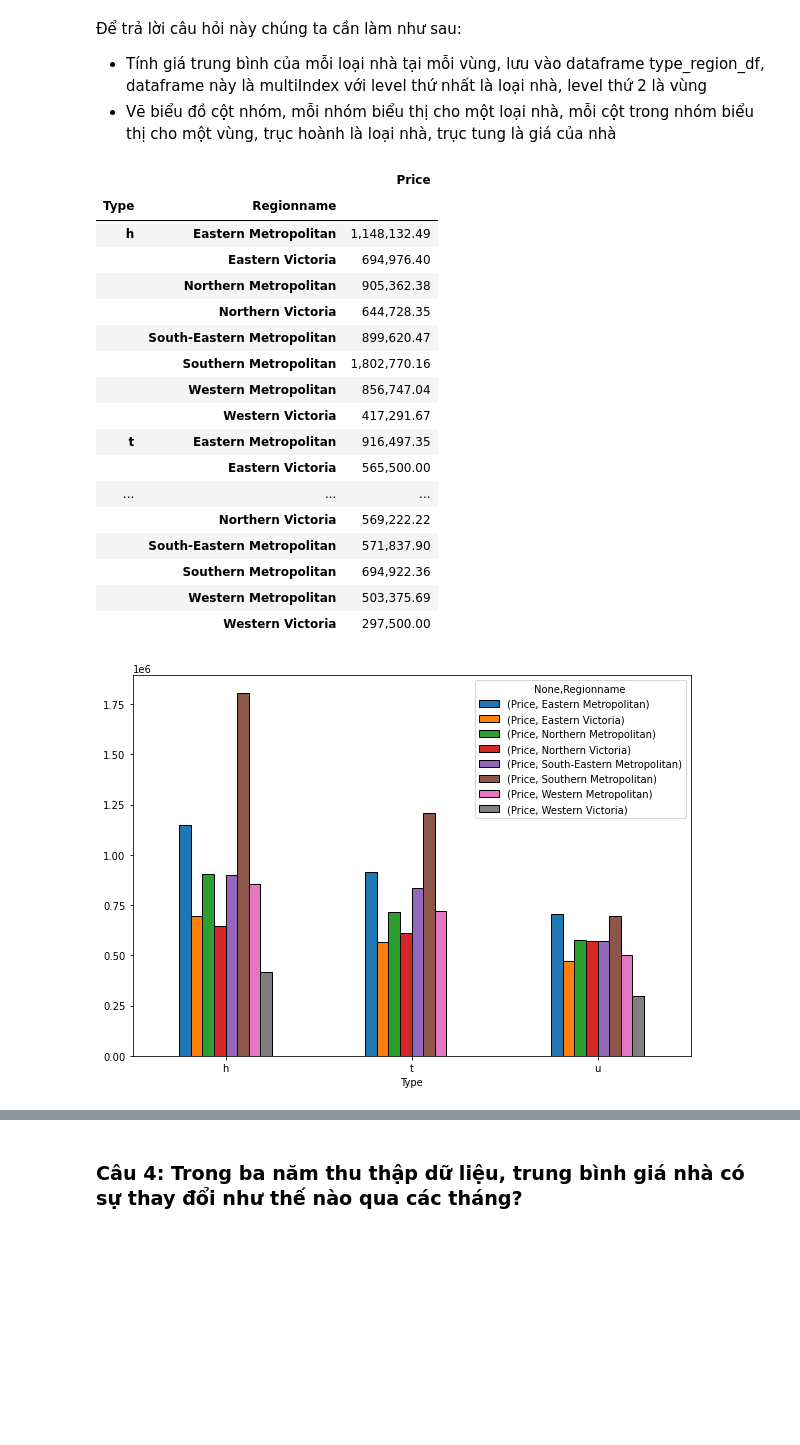
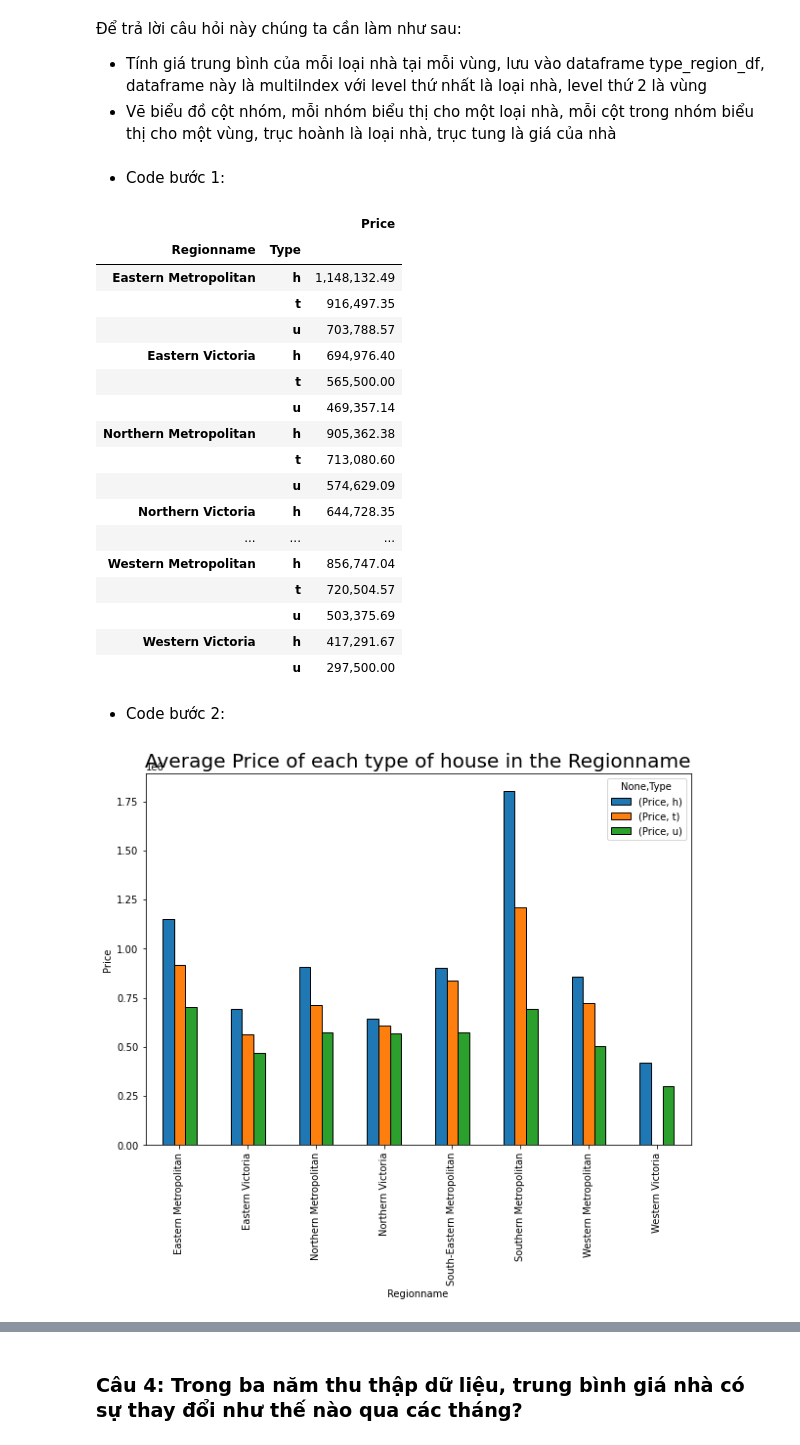
Before and after one commit to phanvoquyen/L-p-tr-nh-cho-Khoa-h-c-D-li-u, a Jupyter notebook: Code/18120509_18120529.ipynb, the cells around one changed output, grey strips where cells are left out. Cells and saved outputs as stored; diff of their text form; code cells hidden in the pictures; blank space fills up the shorter version.

```diff
--- a/Code/18120509_18120529.ipynb
+++ b/Code/18120509_18120529.ipynb
@@ -457,34 +467,40 @@ Theo như quan sát trên `top5_seller_df` thì Barry là nhân viên rao bán n
 Để trả lời câu hỏi này chúng ta cần làm như sau:
 - Tính giá trung bình của mỗi loại nhà tại mỗi vùng, lưu vào dataframe type_region_df, dataframe này là multiIndex với level thứ nhất là loại nhà, level thứ 2 là vùng
 - Vẽ biểu đồ cột nhóm, mỗi nhóm biểu thị cho một loại nhà, mỗi cột trong nhóm biểu thị cho một vùng, trục hoành là loại nhà, trục tung là giá của nhà
+# %% [markdown]
+- Code bước 1:
 # %%
 type_region_df = mhm_df[['Type', 'Regionname', 'Price']]
-type_region_df = type_region_df.groupby(['Type', 'Regionname']).mean()
+type_region_df = type_region_df.groupby(['Regionname', 'Type']).mean()
 type_region_df
 # %% [output]
 |  |  | Price |
-| Type | Regionname |  |
-| h | Eastern Metropolitan | 1,148,132.49 |
-|  | Eastern Victoria | 694,976.40 |
-|  | Northern Metropolitan | 905,362.38 |
-|  | Northern Victoria | 644,728.35 |
-|  | South-Eastern Metropolitan | 899,620.47 |
-|  | Southern Metropolitan | 1,802,770.16 |
-|  | Western Metropolitan | 856,747.04 |
-|  | Western Victoria | 417,291.67 |
-| t | Eastern Metropolitan | 916,497.35 |
-|  | Eastern Victoria | 565,500.00 |
+| Regionname | Type |  |
+| Eastern Metropolitan | h | 1,148,132.49 |
+|  | t | 916,497.35 |
+|  | u | 703,788.57 |
+| Eastern Victoria | h | 694,976.40 |
+|  | t | 565,500.00 |
+|  | u | 469,357.14 |
+| Northern Metropolitan | h | 905,362.38 |
+|  | t | 713,080.60 |
+|  | u | 574,629.09 |
+| Northern Victoria | h | 644,728.35 |
 | ... | ... | ... |
-|  | Northern Victoria | 569,222.22 |
-|  | South-Eastern Metropolitan | 571,837.90 |
-|  | Southern Metropolitan | 694,922.36 |
-|  | Western Metropolitan | 503,375.69 |
-|  | Western Victoria | 297,500.00 |
+| Western Metropolitan | h | 856,747.04 |
+|  | t | 720,504.57 |
+|  | u | 503,375.69 |
+| Western Victoria | h | 417,291.67 |
+|  | u | 297,500.00 |
+# %% [markdown]
+- Code bước 2:
 # %%
 a = type_region_df.unstack()
 plt.rcParams["figure.figsize"] = (10, 7)
 a.plot(kind='bar', edgecolor='black')
-plt.xticks(rotation=0);
+plt.title('Average Price of each type of house in the Regionname', size=20)
+plt.ylabel('Price')
+plt.xticks(rotation=90);
 # %% [output]
-[figure, old version]
+[figure, new version]
 # %% [markdown]
```
Also changed, not shown: parts of 18 cells of this notebook, 1 other file.
